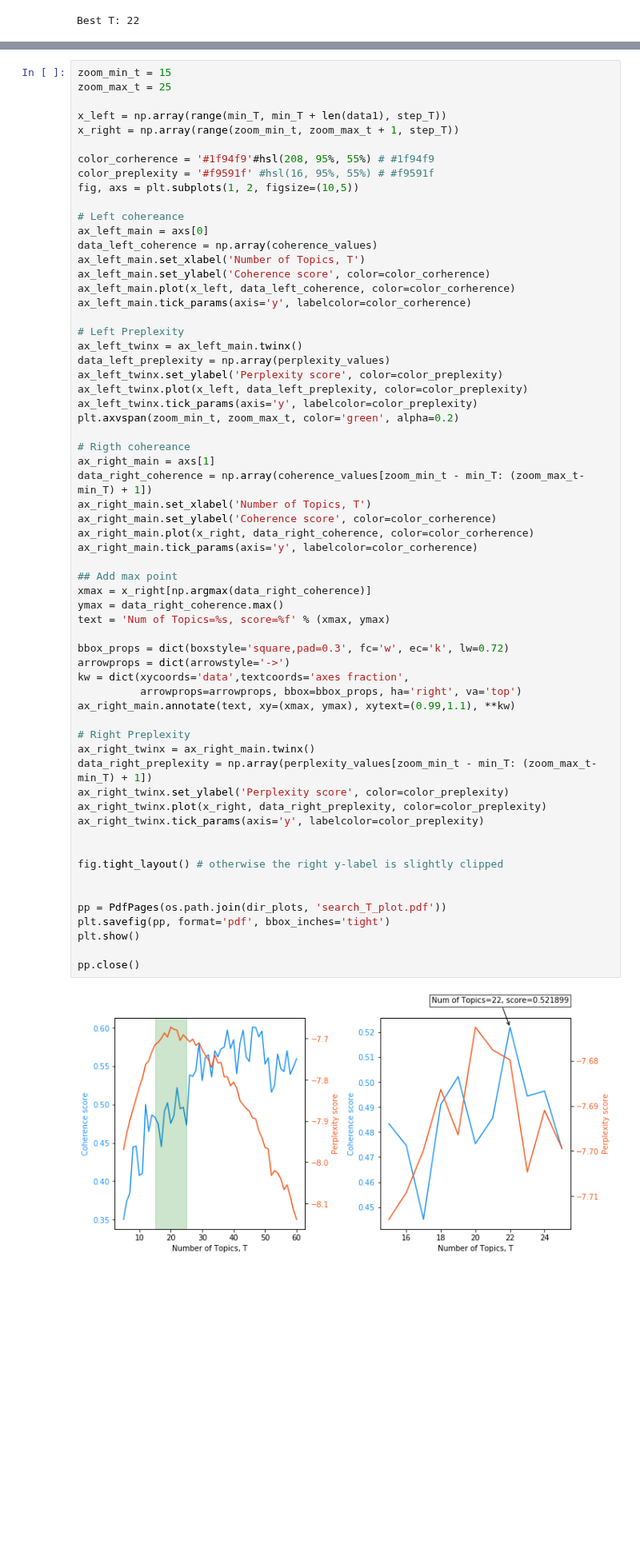
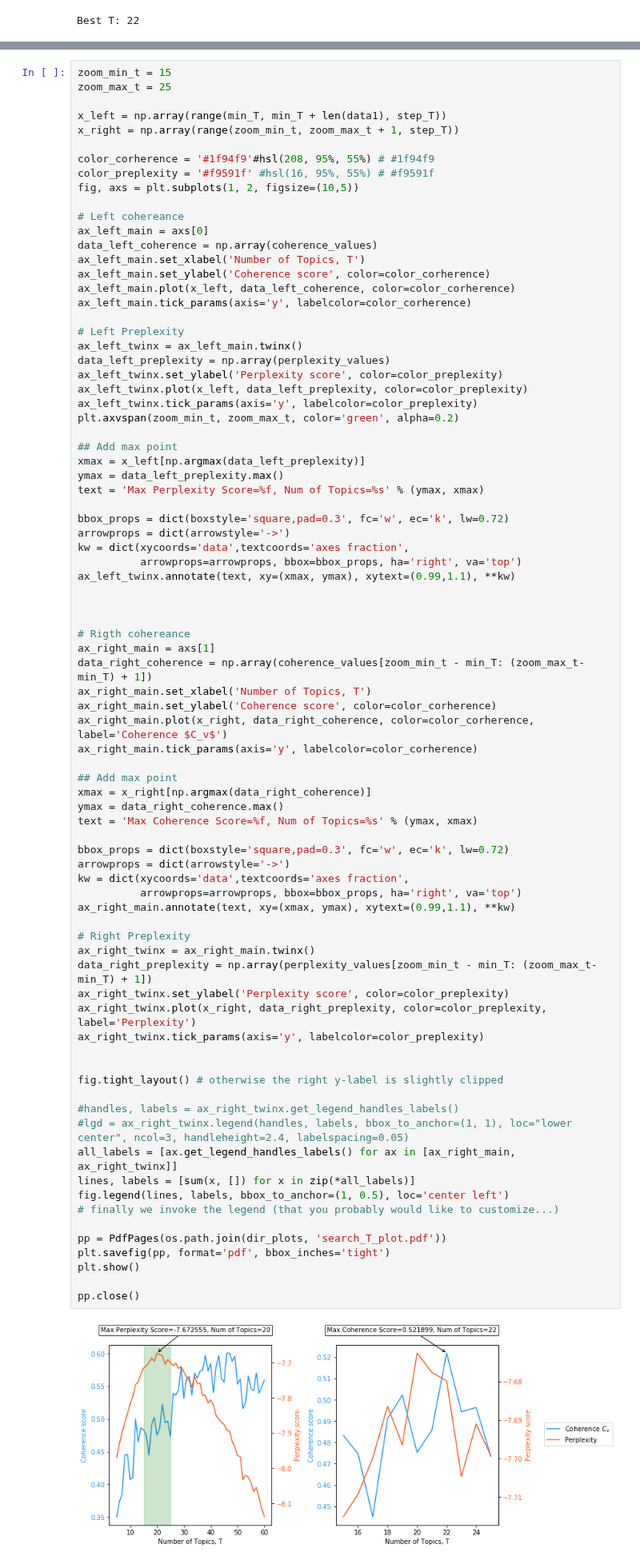
Before and after one commit to Arisiru/dtm-reports-analysis, a Jupyter notebook: notebooks/topic_analysis.ipynb, the cells around one changed output, grey strips where cells are left out. Shown at 80% size. Drawn from its saved outputs; the diff is of its cells as text; blank space fills up the shorter version.

Commit message:
align color scheme

```diff
--- a/notebooks/topic_analysis.ipynb
+++ b/notebooks/topic_analysis.ipynb
@@ -356,43 +356,62 @@ ax_left_twinx.plot(x_left, data_left_preplexity, color=color_preplexity)
 ax_left_twinx.tick_params(axis='y', labelcolor=color_preplexity)
 plt.axvspan(zoom_min_t, zoom_max_t, color='green', alpha=0.2)
 
+## Add max point
+xmax = x_left[np.argmax(data_left_preplexity)]
+ymax = data_left_preplexity.max()
+text = 'Max Perplexity Score=%f, Num of Topics=%s' % (ymax, xmax)
+
+bbox_props = dict(boxstyle='square,pad=0.3', fc='w', ec='k', lw=0.72)
+arrowprops = dict(arrowstyle='->')
+kw = dict(xycoords='data',textcoords='axes fraction',
+          arrowprops=arrowprops, bbox=bbox_props, ha='right', va='top')
+ax_left_twinx.annotate(text, xy=(xmax, ymax), xytext=(0.99,1.1), **kw)
+
+
+
 # Rigth cohereance
 ax_right_main = axs[1]
 data_right_coherence = np.array(coherence_values[zoom_min_t - min_T: (zoom_max_t-min_T) + 1])
 ax_right_main.set_xlabel('Number of Topics, T')
 ax_right_main.set_ylabel('Coherence score', color=color_corherence)
-ax_right_main.plot(x_right, data_right_coherence, color=color_corherence)
+ax_right_main.plot(x_right, data_right_coherence, color=color_corherence, label='Coherence $C_v$')
 ax_right_main.tick_params(axis='y', labelcolor=color_corherence)
 
 ## Add max point
 xmax = x_right[np.argmax(data_right_coherence)]
 ymax = data_right_coherence.max()
-text = 'Num of Topics=%s, score=%f' % (xmax, ymax)
+text = 'Max Coherence Score=%f, Num of Topics=%s' % (ymax, xmax)
 
 bbox_props = dict(boxstyle='square,pad=0.3', fc='w', ec='k', lw=0.72)
 arrowprops = dict(arrowstyle='->')
 kw = dict(xycoords='data',textcoords='axes fraction',
           arrowprops=arrowprops, bbox=bbox_props, ha='right', va='top')
 ax_right_main.annotate(text, xy=(xmax, ymax), xytext=(0.99,1.1), **kw)
 
 # Right Preplexity
 ax_right_twinx = ax_right_main.twinx()
 data_right_preplexity = np.array(perplexity_values[zoom_min_t - min_T: (zoom_max_t-min_T) + 1])
 ax_right_twinx.set_ylabel('Perplexity score', color=color_preplexity)
-ax_right_twinx.plot(x_right, data_right_preplexity, color=color_preplexity)
+ax_right_twinx.plot(x_right, data_right_preplexity, color=color_preplexity, label='Perplexity')
 ax_right_twinx.tick_params(axis='y', labelcolor=color_preplexity)
 
 
 fig.tight_layout() # otherwise the right y-label is slightly clipped
 
+#handles, labels = ax_right_twinx.get_legend_handles_labels()
+#lgd = ax_right_twinx.legend(handles, labels, bbox_to_anchor=(1, 1), loc="lower center", ncol=3, handleheight=2.4, labelspacing=0.05)
+all_labels = [ax.get_legend_handles_labels() for ax in [ax_right_main, ax_right_twinx]]
+lines, labels = [sum(x, []) for x in zip(*all_labels)]
+fig.legend(lines, labels, bbox_to_anchor=(1, 0.5), loc='center left')
+# finally we invoke the legend (that you probably would like to customize...)
 
 pp = PdfPages(os.path.join(dir_plots, 'search_T_plot.pdf'))
 plt.savefig(pp, format='pdf', bbox_inches='tight')
 plt.show()
 
 pp.close()
 # %% [output]
-[figure, old version]
+[figure, new version]
 # %%
 for i in range(best_topics_number):
     print([id2word.id2token[x[0]] for x in best_model.get_topic_terms(i, topn=5)])
```
